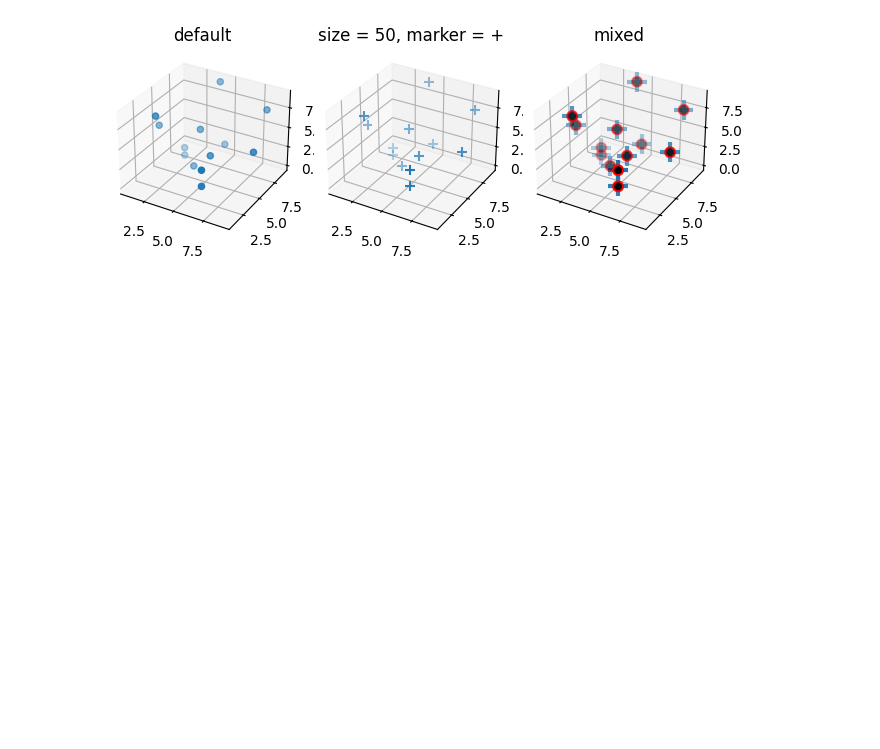
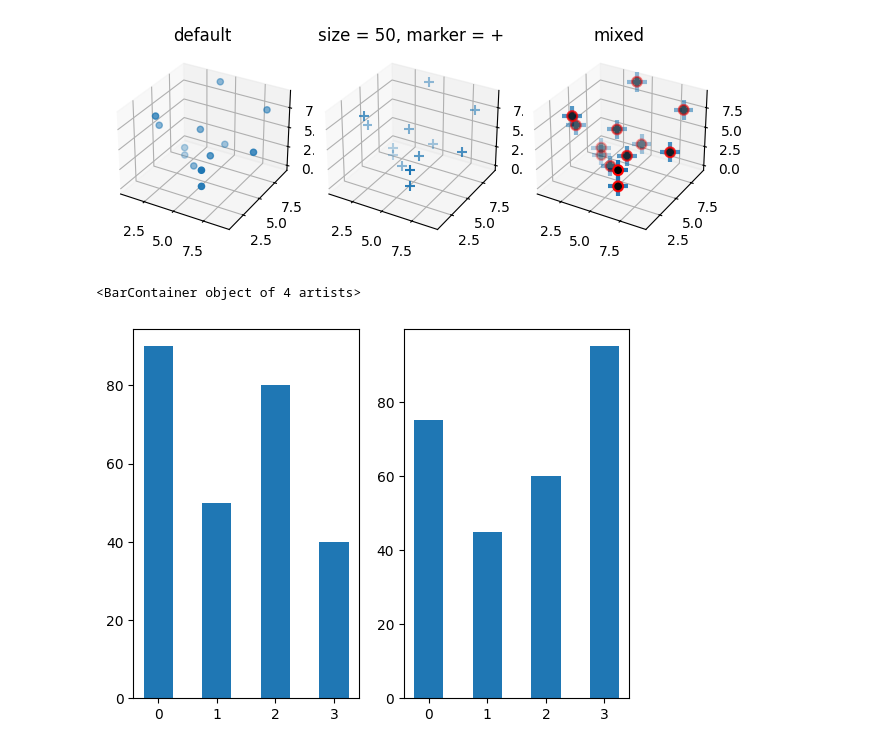
Before and after one commit to bytesbyt/ds_data_visualisation, a Jupyter notebook: data_vis_playground.ipynb, the cells around one changed output. Drawn from its saved outputs; the diff is of its cells as text; code cells hidden in the pictures; blank space fills up the shorter version.

Commit message:
Add bar plot and import pandas libraries

```diff
--- a/data_vis_playground.ipynb
+++ b/data_vis_playground.ipynb
@@ -160,3 +160,15 @@ ax[2].set_title('mixed')
 plt.tight_layout()
 # %% [output]
 [figure]
+# %%
+## barplot
+people = ['StudentA', 'StudentB']
+StudentA = np.array([90,50,80,40])
+StudentB= np.array([75,45,60,95])
+X = np.arange(len(StudentA))
+fig, ax = plt.subplots(1,2)
+ax[0].bar(X, StudentA, width = 0.5)
+ax[1].bar(X, StudentB, width = 0.5)
+# %% [output]
+<BarContainer object of 4 artists>
+[figure, added]
```
Also changed, not shown: parts of 11 cells of this notebook, 5 other files.
